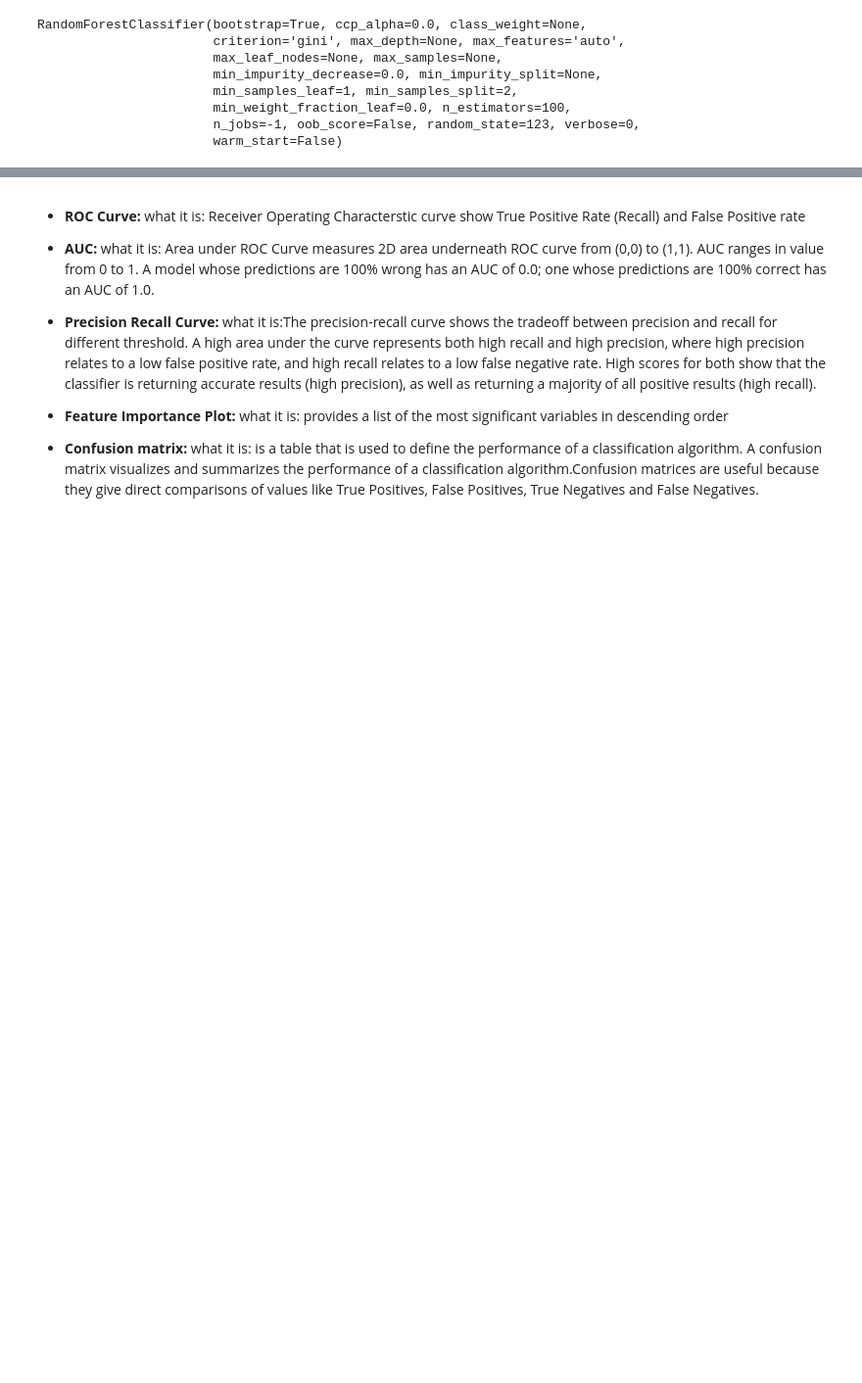
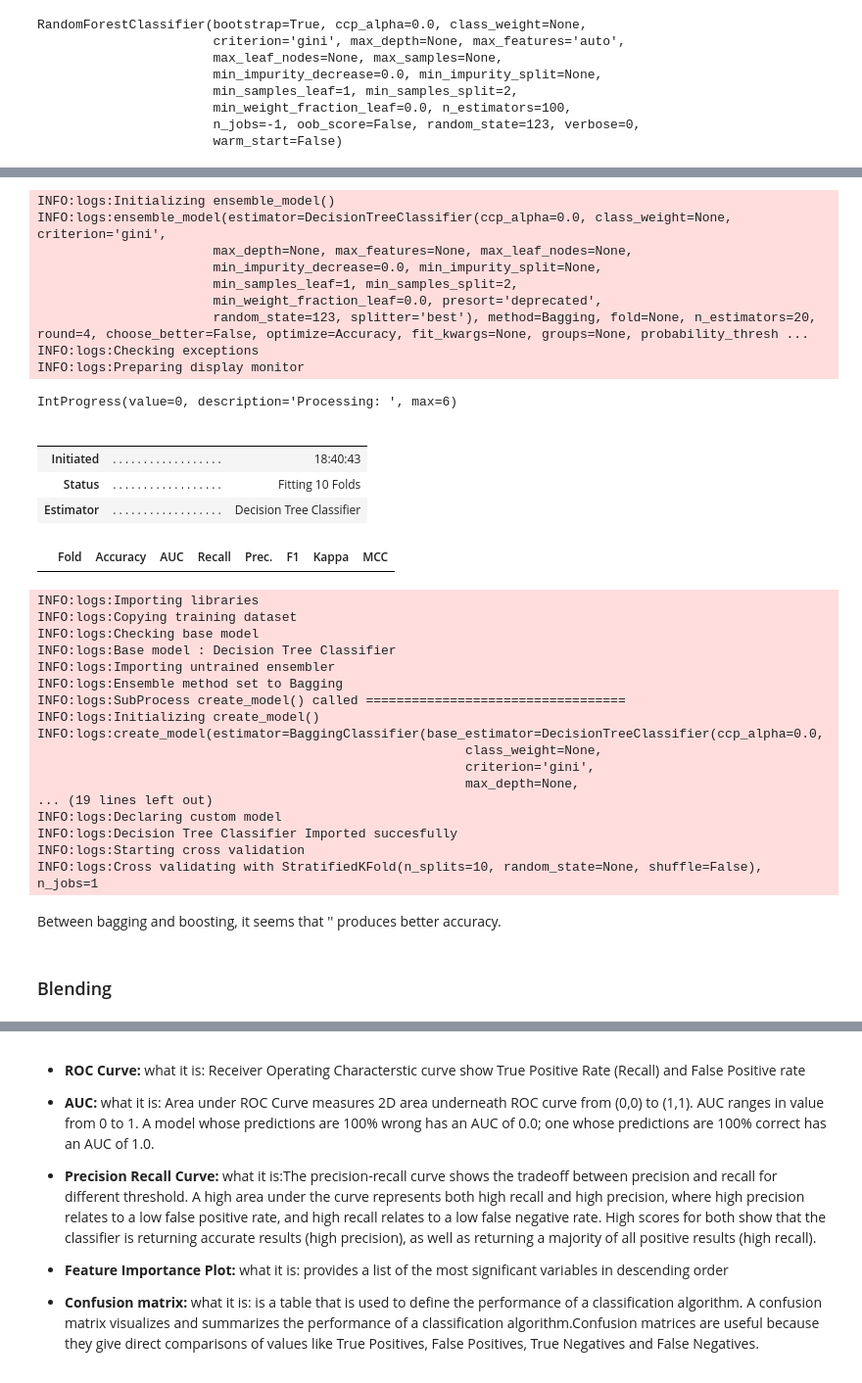
Before and after one commit to kwpark23/Airline-Delays, a Jupyter notebook: Airline_delay.ipynb, the cells around one changed output, grey strips where cells are left out. Shown at 98% size. Drawn from its saved outputs; the diff is of its cells as text; code cells hidden in the pictures; blank space fills up the shorter version.

```diff
--- a/Airline_delay.ipynb
+++ b/Airline_delay.ipynb
@@ -408,0 +380,36 @@ Fitting 10 folds for each of 10 candidates, totalling 100 fits
+# %%
+bagged_dt = ensemble_model(dt, n_estimators=20)
+# %% [output]
+INFO:logs:Initializing ensemble_model()
+INFO:logs:ensemble_model(estimator=DecisionTreeClassifier(ccp_alpha=0.0, class_weight=None, criterion='gini',
+                       max_depth=None, max_features=None, max_leaf_nodes=None,
+                       min_impurity_decrease=0.0, min_impurity_split=None,
+                       min_samples_leaf=1, min_samples_split=2,
+                       min_weight_fraction_leaf=0.0, presort='deprecated',
+                       random_state=123, splitter='best'), method=Bagging, fold=None, n_estimators=20, round=4, choose_better=False, optimize=Accuracy, fit_kwargs=None, groups=None, probability_thresh ...
+INFO:logs:Checking exceptions
+INFO:logs:Preparing display monitor
+IntProgress(value=0, description='Processing: ', max=6)
+|  |  |  |
+|  |  |  |
+| Initiated | . . . . . . . . . . . . . . . . . . | 18:40:43 |
+| Status | . . . . . . . . . . . . . . . . . . | Fitting 10 Folds |
+| Estimator | . . . . . . . . . . . . . . . . . . | Decision Tree Classifier |
+|  | Fold | Accuracy | AUC | Recall | Prec. | F1 | Kappa | MCC |
+INFO:logs:Importing libraries
+INFO:logs:Copying training dataset
+INFO:logs:Checking base model
+INFO:logs:Base model : Decision Tree Classifier
+INFO:logs:Importing untrained ensembler
+INFO:logs:Ensemble method set to Bagging
+INFO:logs:SubProcess create_model() called ==================================
+INFO:logs:Initializing create_model()
+INFO:logs:create_model(estimator=BaggingClassifier(base_estimator=DecisionTreeClassifier(ccp_alpha=0.0,
+                                                        class_weight=None,
+                                                        criterion='gini',
+                                                        max_depth=None,
+... (19 lines left out)
+INFO:logs:Declaring custom model
+INFO:logs:Decision Tree Classifier Imported succesfully
+INFO:logs:Starting cross validation
+INFO:logs:Cross validating with StratifiedKFold(n_splits=10, random_state=None, shuffle=False), n_jobs=1
@@ -408,0 +418,4 @@ Fitting 10 folds for each of 10 candidates, totalling 100 fits
+# %% [markdown]
+Between bagging and boosting, it seems that '' produces better accuracy.
+# %% [markdown]
+### Blending
```
Also changed, not shown: parts of 18 cells of this notebook.
